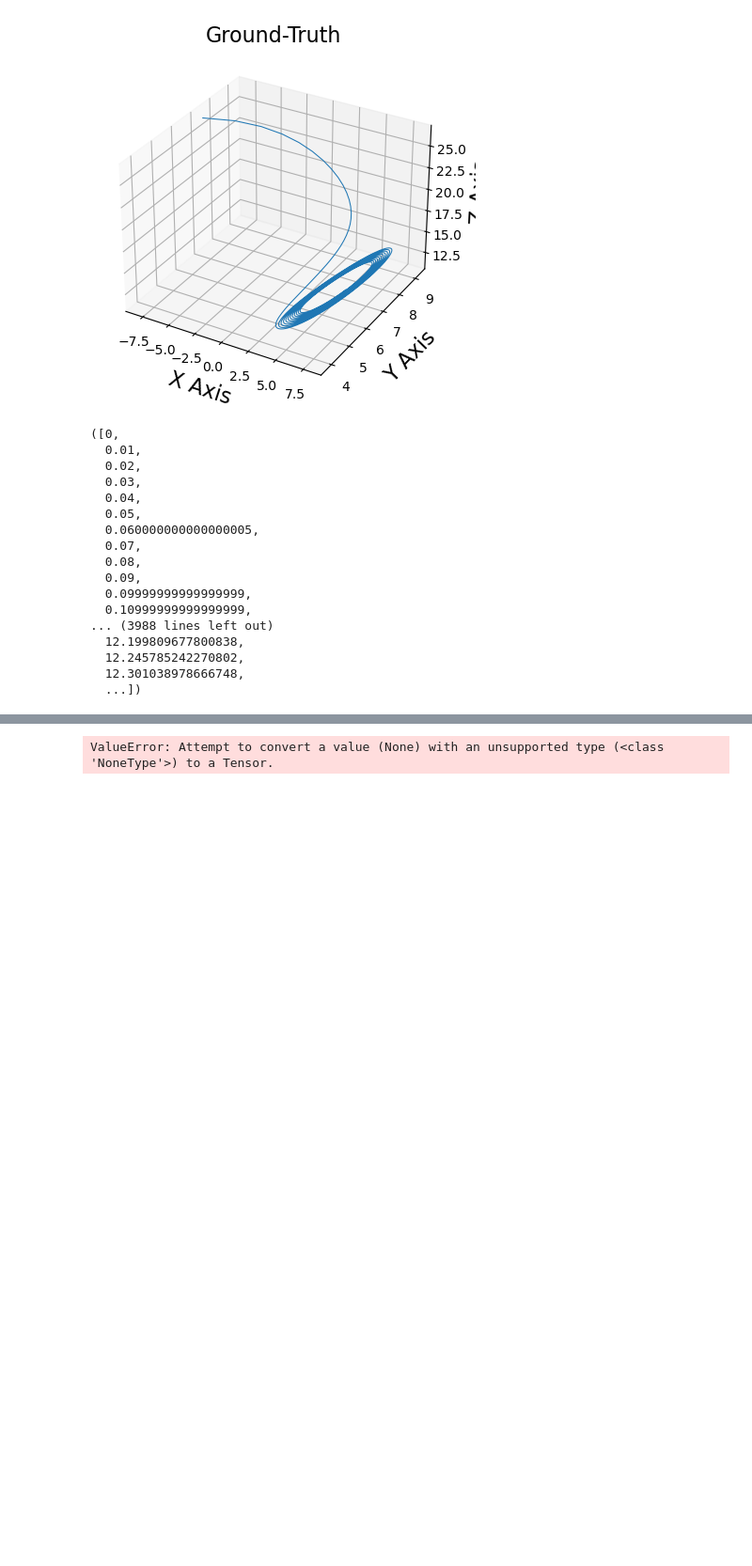
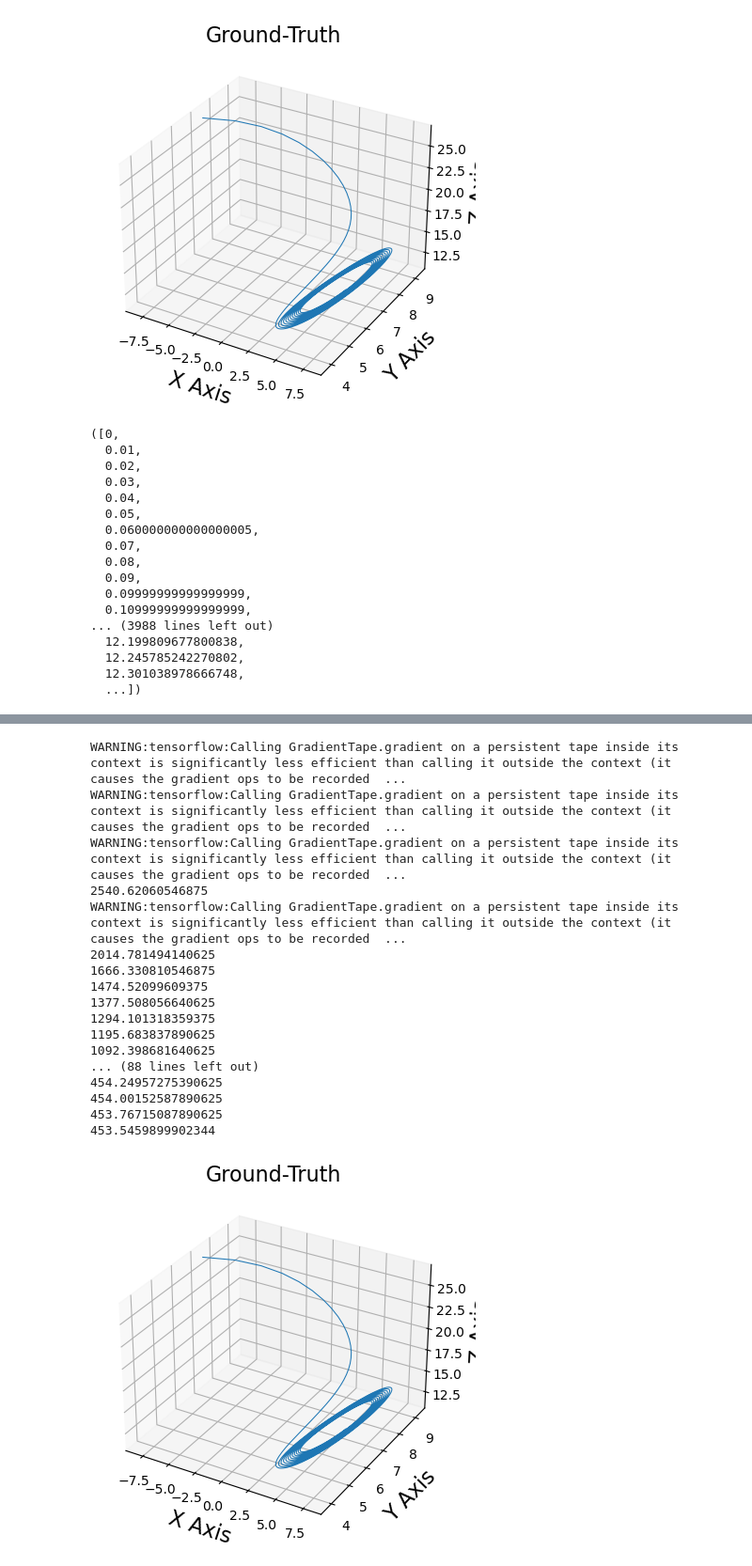
Before and after one commit to shondle/data-driven-physics, a Jupyter notebook: pbdl_book/pinn_tf.ipynb, the cells around one changed output, grey strips where cells are left out. Shown at 94% size. Saved outputs shown, nothing was run; the diff lists cells and outputs as text; code cells hidden in the pictures; blank space fills up the shorter version.

Commit message:
Fix gradient taping

```diff
--- a/pbdl_book/pinn_tf.ipynb
+++ b/pbdl_book/pinn_tf.ipynb
@@ -212,5 +262,22 @@ def train_lorenz():
 # %%
-train_lorenz()
+train_lorenz(epochs=10000)
 # %% [output]
 [figure]
-ValueError: Attempt to convert a value (None) with an unsupported type (<class 'NoneType'>) to a Tensor.
+WARNING:tensorflow:Calling GradientTape.gradient on a persistent tape inside its context is significantly less efficient than calling it outside the context (it causes the gradient ops to be recorded  ...
+WARNING:tensorflow:Calling GradientTape.gradient on a persistent tape inside its context is significantly less efficient than calling it outside the context (it causes the gradient ops to be recorded  ...
+WARNING:tensorflow:Calling GradientTape.gradient on a persistent tape inside its context is significantly less efficient than calling it outside the context (it causes the gradient ops to be recorded  ...
+2540.62060546875
+WARNING:tensorflow:Calling GradientTape.gradient on a persistent tape inside its context is significantly less efficient than calling it outside the context (it causes the gradient ops to be recorded  ...
+2014.781494140625
+1666.330810546875
+1474.52099609375
+1377.508056640625
+1294.101318359375
+1195.683837890625
+1092.398681640625
+... (88 lines left out)
+454.24957275390625
+454.00152587890625
+453.76715087890625
+453.5459899902344
+[figure, added]
```
Also changed, not shown: parts of 6 cells of this notebook.
